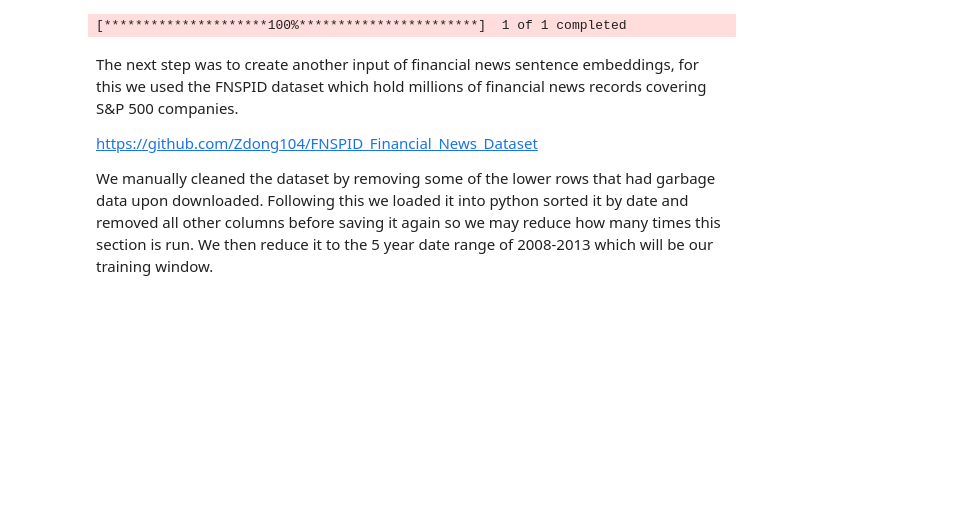
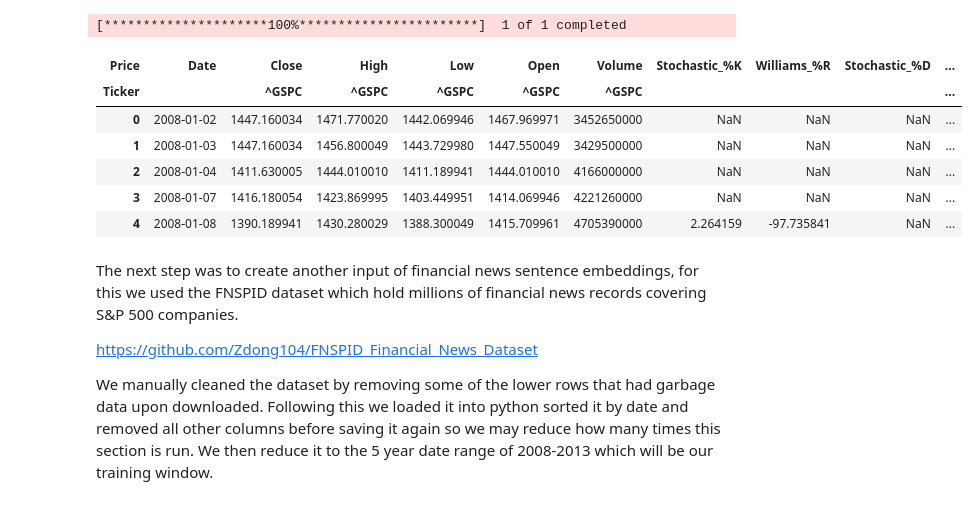
Before and after one commit to matsammut/ARI5123-Algo_trading, a Jupyter notebook: main.ipynb, the cells around one changed output. Saved outputs shown, nothing was run; the diff lists cells and outputs as text; code cells hidden in the pictures; blank space fills up the shorter version.

```diff
--- a/main.ipynb
+++ b/main.ipynb
@@ -16,38 +16,25 @@ We made use of the following 7 indicators:
 import pandas as pd
 import numpy as np
 import yfinance as yf
+import import_ipynb
+import layers_nt
 
-technical_layer = yf.download("^GSPC", start="2008-01-01", end="2013-12-31", interval="1d")
-technical_layer.reset_index(inplace=True)
-technical_layer.dropna(inplace=True)
-lookback = 14
 
-# 1. Stochastic %K
-low_min = technical_layer['Low'].rolling(window=lookback).min()
-high_max = technical_layer['High'].rolling(window=lookback).max()
-technical_layer['Stochastic_%K'] = 100 * ((technical_layer['Close'] - low_min) / (high_max - low_min))
-
-# 2. Williams %R
-technical_layer["Williams_%R"] = -100 * ((high_max - technical_layer['Close']) / (high_max - low_min))
-
-# 3. Stochastic %D (3-period SMA of %K)
-technical_layer['Stochastic_%D'] = technical_layer['Stochastic_%K'].rolling(window=3).mean()
-
-# 4. A/D Oscillator (Accumulation/Distribution Line)
-ad = ((technical_layer['Close'] - technical_layer['Low']) - (technical_layer['High'] - technical_layer['Close'])) / (technical_layer['High'] - technical_layer['Low']) * technical_layer['Volume']
-technical_layer['AD_Line'] = ad.cumsum()
-technical_layer['AD_Oscillator'] = technical_layer['AD_Line'] - technical_layer['AD_Line'].shift(lookback)
-
-# 5. Momentum (Close - Close n periods ago)
-technical_layer['Momentum'] = technical_layer['Close'] - technical_layer['Close'].shift(lookback)
-
-# 6. Disparity (Close / Moving Average * 100)
-technical_layer['Disparity'] = (technical_layer['Close'] / technical_layer['Close'].rolling(window=lookback).mean()) * 100
-
-# 7. Rate of Change (ROC)
-technical_layer['ROC'] = ((technical_layer['Close'] - technical_layer['Close'].shift(lookback)) / technical_layer['Close'].shift(lookback)) * 100
+start_date = "2008-01-01"
+end_date = "2013-12-31"
+technical_layer = layers.calculate_technical_indicator(start_date,end_date)
 # %% [output]
 [*********************100%***********************]  1 of 1 completed
+# %%
+technical_layer.head()
+# %% [output]
+| Price | Date | Close | High | Low | Open | Volume | Stochastic_%K | Williams_%R | Stochastic_%D | ... |
+| Ticker |  | ^GSPC | ^GSPC | ^GSPC | ^GSPC | ^GSPC |  |  |  | ... |
+| 0 | 2008-01-02 | 1447.160034 | 1471.770020 | 1442.069946 | 1467.969971 | 3452650000 | NaN | NaN | NaN | ... |
+| 1 | 2008-01-03 | 1447.160034 | 1456.800049 | 1443.729980 | 1447.550049 | 3429500000 | NaN | NaN | NaN | ... |
+| 2 | 2008-01-04 | 1411.630005 | 1444.010010 | 1411.189941 | 1444.010010 | 4166000000 | NaN | NaN | NaN | ... |
+| 3 | 2008-01-07 | 1416.180054 | 1423.869995 | 1403.449951 | 1414.069946 | 4221260000 | NaN | NaN | NaN | ... |
+| 4 | 2008-01-08 | 1390.189941 | 1430.280029 | 1388.300049 | 1415.709961 | 4705390000 | 2.264159 | -97.735841 | NaN | ... |
 # %% [markdown]
 The next step was to create another input of financial news sentence embeddings, for this we used the FNSPID dataset which hold millions of financial news records covering S&P 500 companies.
 
```
Also changed, not shown: parts of 10 cells of this notebook, 5 other files.
